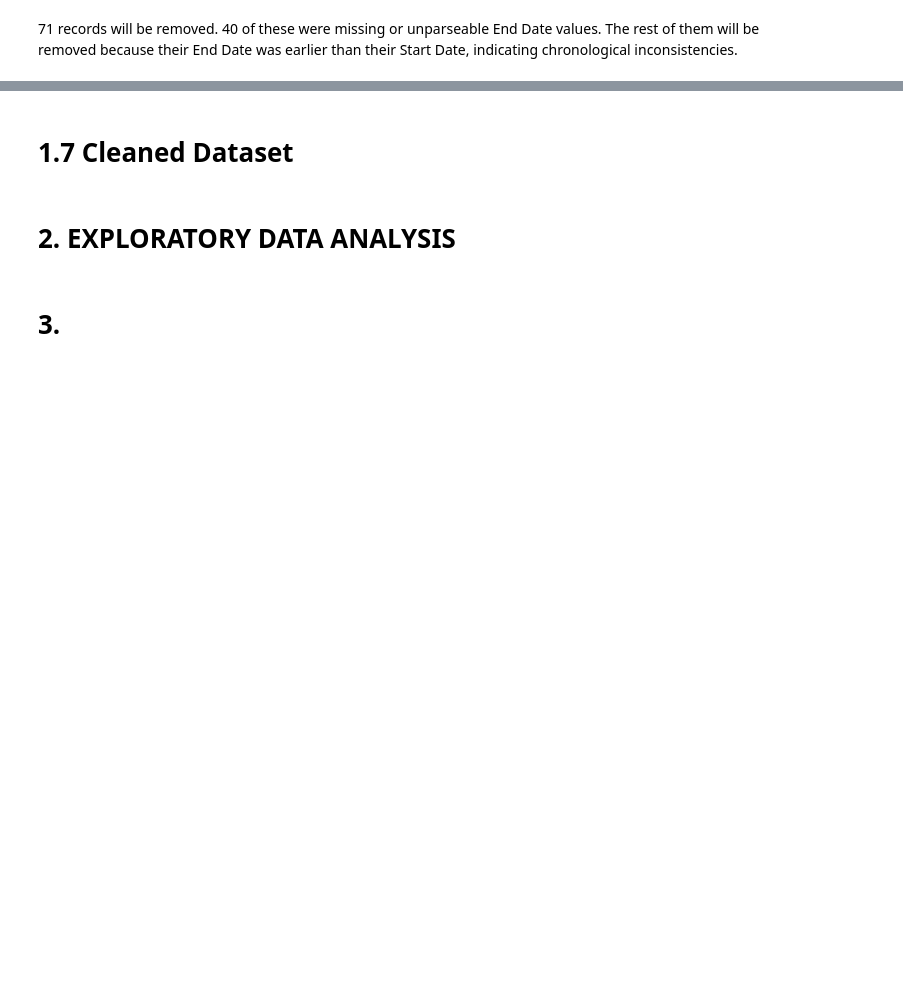
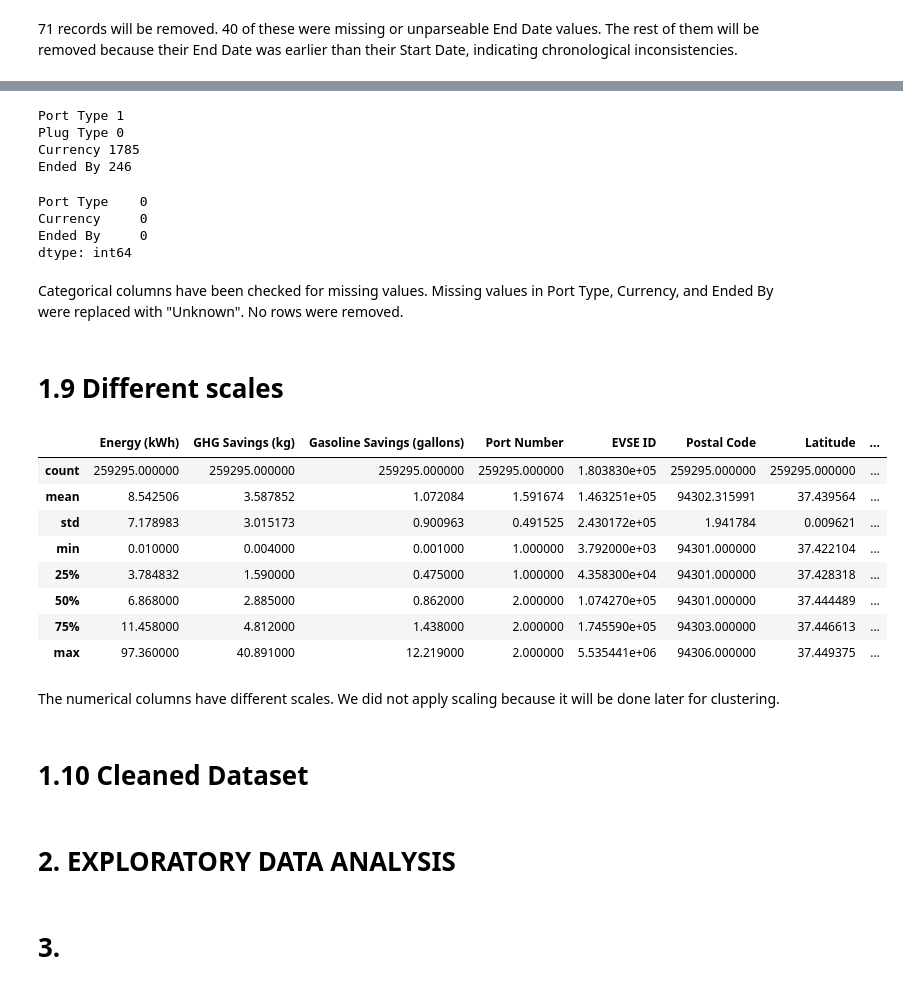
Before and after one commit to FridaGi/ITBA, a Jupyter notebook: ITBA_Project.ipynb, the cells around one changed output, grey strips where cells are left out. Drawn from its saved outputs; the diff is of its cells as text; code cells hidden in the pictures; blank space fills up the shorter version.

```diff
--- a/ITBA_Project.ipynb
+++ b/ITBA_Project.ipynb
@@ -163,5 +177,3 @@ print((df["Charging Hours"] > df["Total Hours"]).sum())
 # %%
-df["End Date"] = pd.to_datetime(df["End Date"], format="mixed", errors="coerce")
-df[["End Date"]].head()
-print(df[["Start Date", "End Date"]].isnull().sum())
+print((df["End Date"] < df["Start Date"]).sum())
 # %% [output]
@@ -175,5 +181,5 @@ print((df["End Date"] < df["Start Date"]).sum())
 # %% [markdown]
 71 records will be removed. 40 of these were missing or unparseable End Date values. The rest of them will be removed because their End Date was earlier than their Start Date, indicating chronological inconsistencies.
 # %%
-df = df.dropna(subset=["End Date"])
+df = df.dropna(subset=["Start Date", "End Date"])
 df = df[df["End Date"] >= df["Start Date"]]
@@ -180,5 +224,41 @@ df = df[df["End Date"] >= df["Start Date"]]
+# %%
+for col in ["Port Type", "Plug Type", "Currency", "Ended By"]:
+    print(col, df[col].isna().sum())
+# %% [output]
+Port Type 1
+Plug Type 0
+Currency 1785
+Ended By 246
+# %%
+for col in ["Port Type", "Currency", "Ended By"]:
+    df[col] = df[col].fillna("Unknown")
+# %%
+df[["Port Type", "Currency", "Ended By"]].isna().sum()
+# %% [output]
+Port Type    0
+Currency     0
+Ended By     0
+dtype: int64
+# %% [markdown]
+Categorical columns have been checked for missing values. Missing values in Port Type, Currency, and Ended By were replaced with "Unknown". No rows were removed.
+# %% [markdown]
+# 1.9 Different scales
+# %%
+df.select_dtypes(include="number").describe()
+# %% [output]
+|  | Energy (kWh) | GHG Savings (kg) | Gasoline Savings (gallons) | Port Number | EVSE ID | Postal Code | Latitude | ... |
+| count | 259295.000000 | 259295.000000 | 259295.000000 | 259295.000000 | 1.803830e+05 | 259295.000000 | 259295.000000 | ... |
+| mean | 8.542506 | 3.587852 | 1.072084 | 1.591674 | 1.463251e+05 | 94302.315991 | 37.439564 | ... |
+| std | 7.178983 | 3.015173 | 0.900963 | 0.491525 | 2.430172e+05 | 1.941784 | 0.009621 | ... |
+| min | 0.010000 | 0.004000 | 0.001000 | 1.000000 | 3.792000e+03 | 94301.000000 | 37.422104 | ... |
+| 25% | 3.784832 | 1.590000 | 0.475000 | 1.000000 | 4.358300e+04 | 94301.000000 | 37.428318 | ... |
+| 50% | 6.868000 | 2.885000 | 0.862000 | 2.000000 | 1.074270e+05 | 94301.000000 | 37.444489 | ... |
+| 75% | 11.458000 | 4.812000 | 1.438000 | 2.000000 | 1.745590e+05 | 94303.000000 | 37.446613 | ... |
+| max | 97.360000 | 40.891000 | 12.219000 | 2.000000 | 5.535441e+06 | 94306.000000 | 37.449375 | ... |
+# %% [markdown]
+The numerical columns have different scales. We did not apply scaling because it will be done later for clustering.
 # %% [markdown]
-# 1.7 Cleaned Dataset
+# 1.10 Cleaned Dataset
 # %%
 df.to_csv("cleaned_data.csv", index=False)
 # %% [markdown]
```
Also changed, not shown: parts of 11 cells of this notebook.
